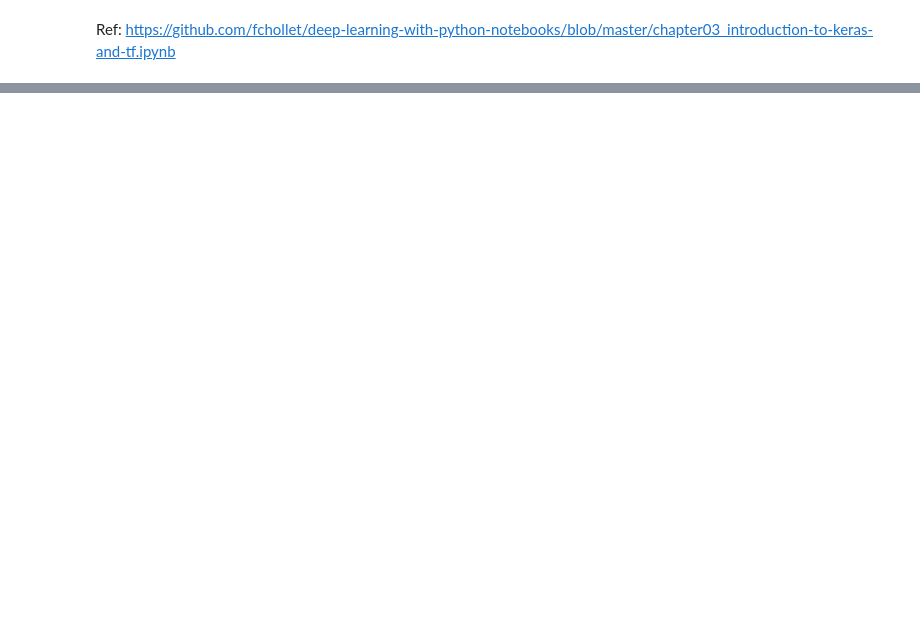
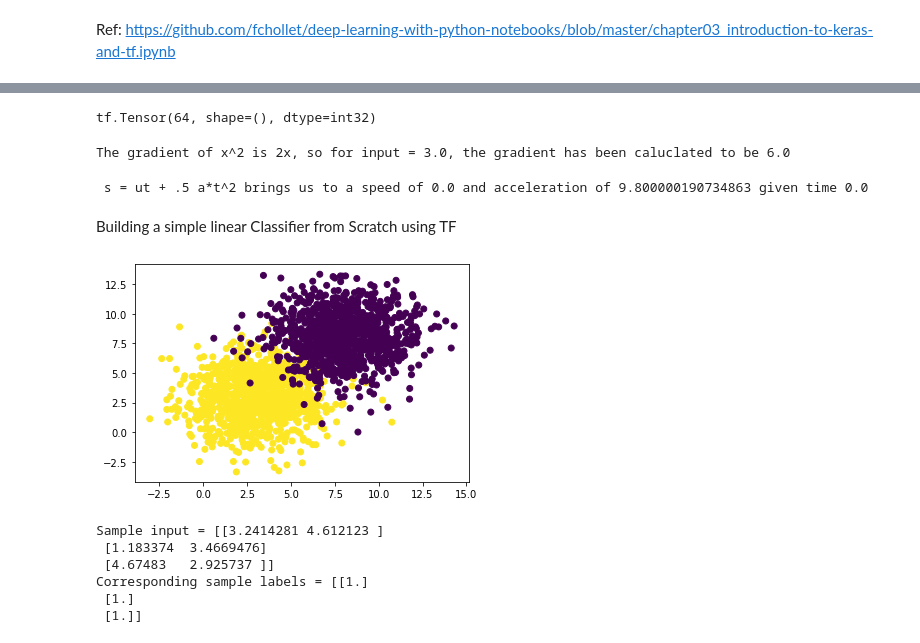
Before and after one commit to Kaizzen42/DLwPyFCholletBook, a Jupyter notebook: Chapter_3.ipynb, the cells around one changed output, grey strips where cells are left out. Saved outputs shown, nothing was run; the diff lists cells and outputs as text; code cells hidden in the pictures; blank space fills up the shorter version.

```diff
--- a/Chapter_3.ipynb
+++ b/Chapter_3.ipynb
@@ -41,0 +66,25 @@ tf.Tensor(
+# %%
+v1=v1**2
+print(v1)
+# %% [output]
+tf.Tensor(64, shape=(), dtype=int32)
+# %%
+input_var = tf.Variable(initial_value=3.0)
+with tf.GradientTape() as tape:
+    res = tf.square(input_var)
+grad = tape.gradient(res, input_var)
+print(f"The gradient of x^2 is 2x, so for input = {input_var.read_value()}, the gradient has been caluclated to be {grad}")
+# %% [output]
+The gradient of x^2 is 2x, so for input = 3.0, the gradient has been caluclated to be 6.0
+# %%
+time = tf.Variable(0.)
+with tf.GradientTape() as outer_tape:
+    with tf.GradientTape() as inner_tape:
+        pos = 4.9 * time**2
+    speed = inner_tape.gradient(pos, time)
+acc = outer_tape.gradient(speed, time)
+print(f" s = ut + .5 a*t^2 brings us to a speed of {speed} and acceleration of {acc} given time {time.read_value()}")
+# %% [output]
+ s = ut + .5 a*t^2 brings us to a speed of 0.0 and acceleration of 9.800000190734863 given time 0.0
+# %% [markdown]
+Building a simple linear Classifier from Scratch using TF
@@ -41,0 +100,16 @@ tf.Tensor(
+# %%
+import matplotlib.pyplot as plt
+plt.scatter(inputs[:, 0], inputs[:, 1], c=targets[:, 0])
+plt.show()
+# %% [output]
+[figure, added]
+# %%
+print(f"Sample input = {inputs[0:3,:]}")
+print(f"Corresponding sample labels = {targets[0:3]}")
+# %% [output]
+Sample input = [[3.2414281 4.612123 ]
+ [1.183374  3.4669476]
+ [4.67483   2.925737 ]]
+Corresponding sample labels = [[1.]
+ [1.]
+ [1.]]
```
Also changed, not shown: parts of 33 cells of this notebook.
